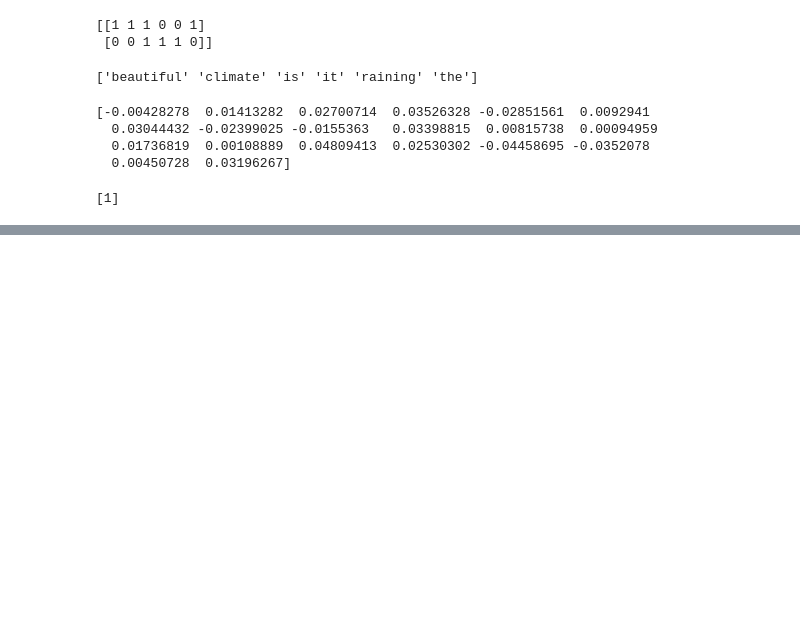
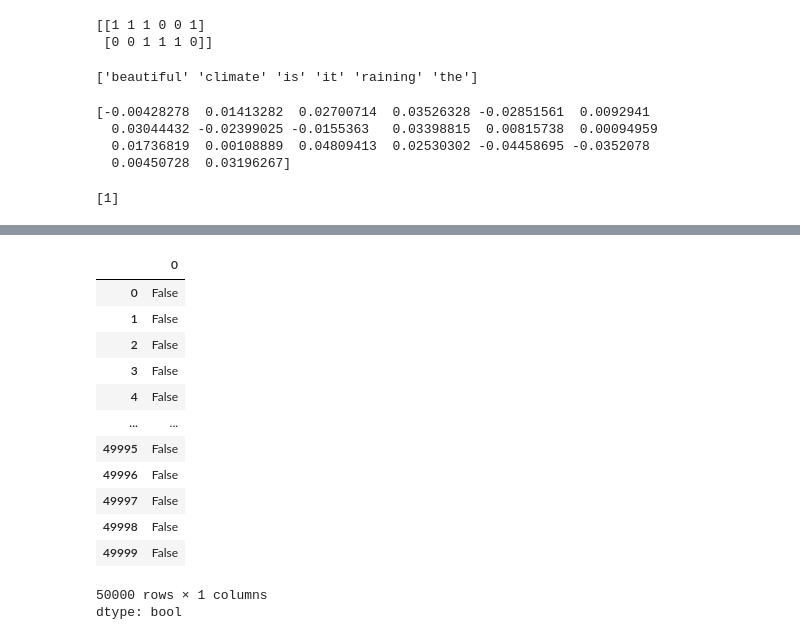
Before and after one commit to Jeevith252/ML_BASIC_PROJECT, a Jupyter notebook: NLP.ipynb, the cells around one changed output, grey strips where cells are left out. Cells and saved outputs as stored; diff of their text form; code cells hidden in the pictures; blank space fills up the shorter version.

```diff
--- a/NLP.ipynb
+++ b/NLP.ipynb
@@ -102,0 +136,2 @@ print(predictions)
+# %%
+df = pd.read_csv("/content/IMDB Dataset.csv")
@@ -102,0 +174,17 @@ print(predictions)
+# %%
+df.duplicated()
+# %% [output]
+|  | 0 |
+| 0 | False |
+| 1 | False |
+| 2 | False |
+| 3 | False |
+| 4 | False |
+| ... | ... |
+| 49995 | False |
+| 49996 | False |
+| 49997 | False |
+| 49998 | False |
+| 49999 | False |
+50000 rows × 1 columns
+dtype: bool
```
Also changed, not shown: parts of 16 cells of this notebook.
